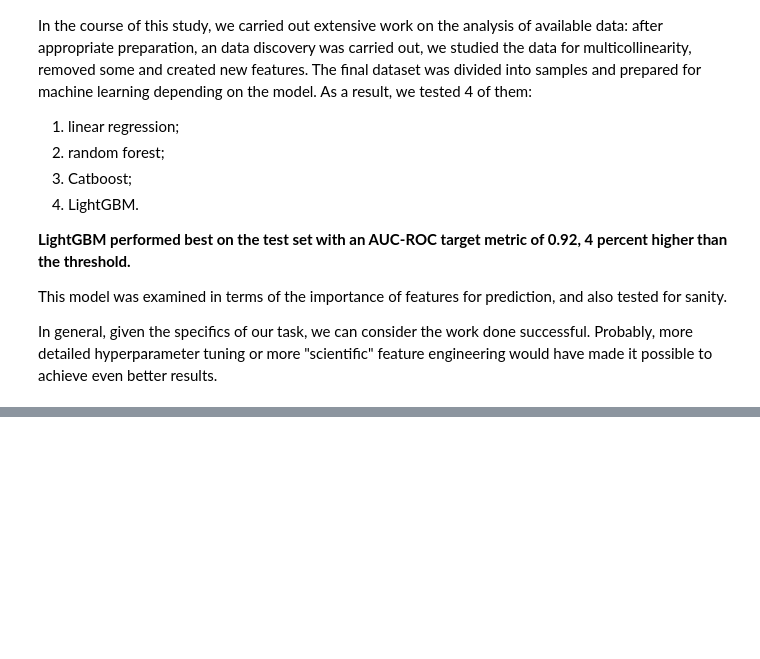
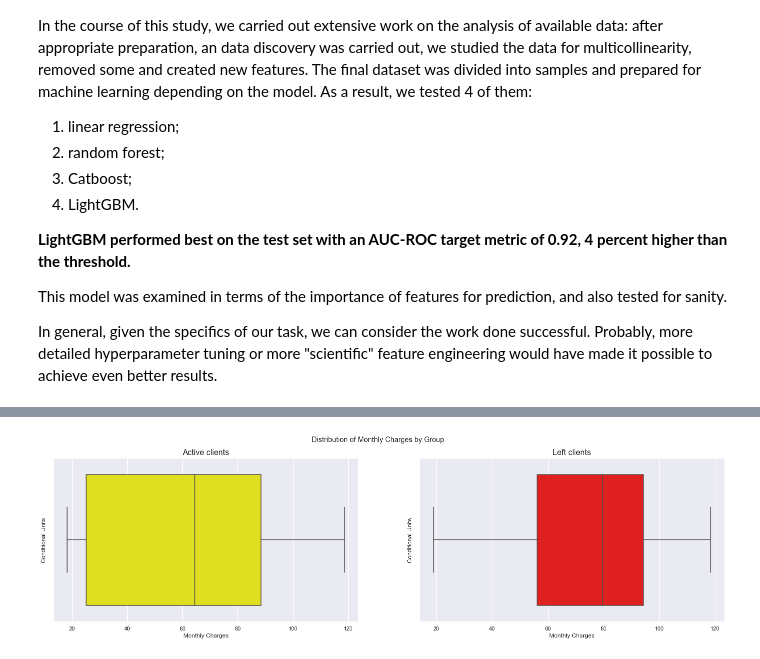
Before and after one commit to Volpao/DS-Projects, a Jupyter notebook: final_project/final_project_eng (1).ipynb, the cells around one changed output, grey strips where cells are left out. Cells and saved outputs as stored; diff of their text form; code cells hidden in the pictures; blank space fills up the shorter version.

```diff
--- a/final_project/final_project_eng (1).ipynb
+++ b/final_project/final_project_eng (1).ipynb
@@ -954,0 +1122,14 @@ In general, given the specifics of our task, we can consider the work done succe
+# %%
+# plotting boxplots on both groups
+fig, axes = plt.subplots(1, 2, figsize=(24, 6))
+sns.boxplot(data=df[df['Exited']==0], x='MonthlyCharges', ax=axes[0],  color='yellow')
+sns.boxplot(data=df[df['Exited']==1], x='MonthlyCharges', ax=axes[1], color='red')
+axes[0].set_xlabel('Monthly Charges')
+axes[1].set_xlabel('Monthly Charges')
+axes[0].set_ylabel('Conditional Units')
+axes[1].set_ylabel('Conditional Units')
+axes[0].set_title('Active clients', fontsize = 16)
+axes[1].set_title('Left clients', fontsize = 16)
+fig.suptitle('Distribution of Monthly Charges by Group');
+# %% [output]
+[figure, added]
```
Also changed, not shown: parts of 26 cells of this notebook.
